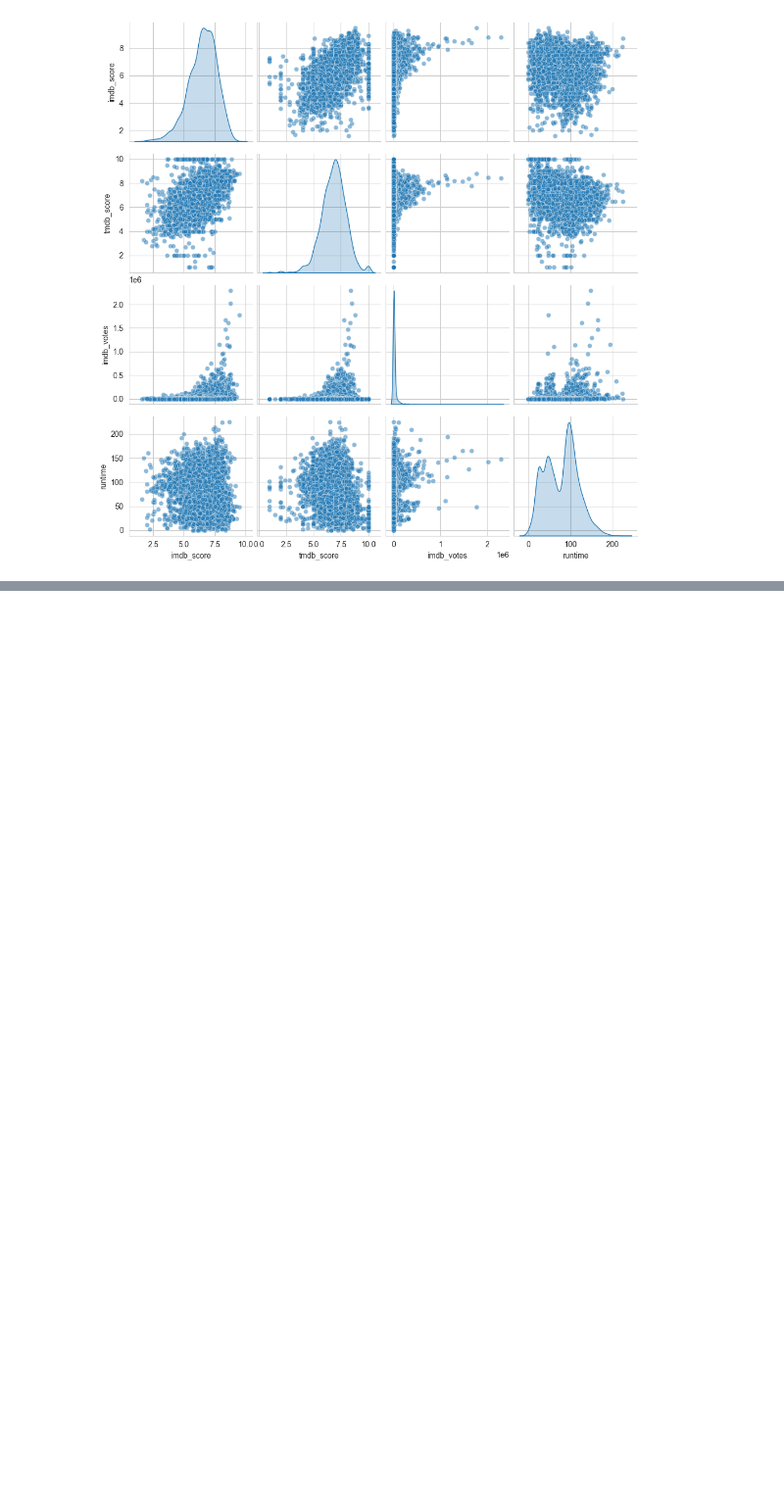
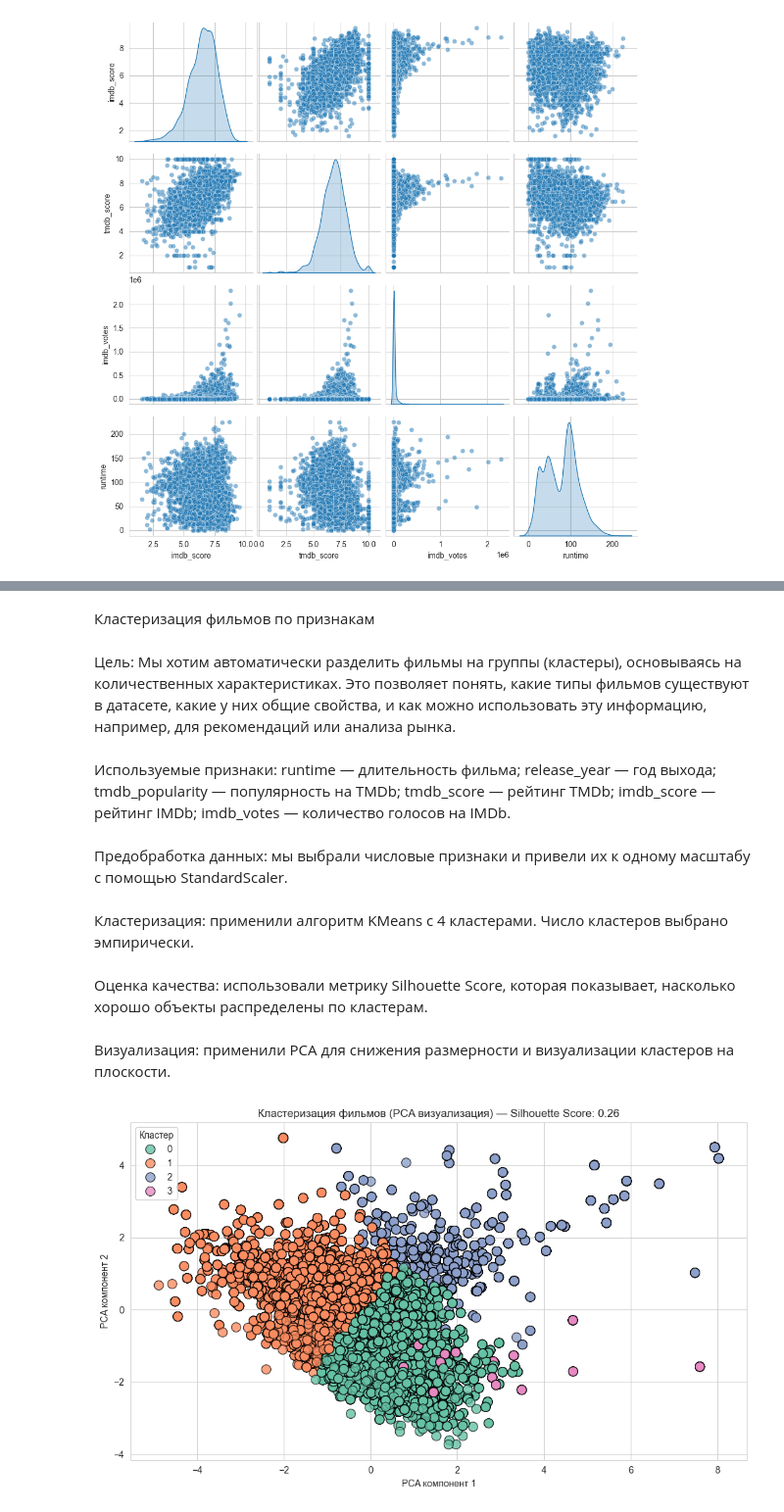
Before and after one commit to KiraMartuyshova/statprac25_Martyushova, a Jupyter notebook: Proekt.ipynb, the cells around one changed output, grey strips where cells are left out. Shown at 98% size. Cells and saved outputs as stored; diff of their text form; code cells hidden in the pictures; blank space fills up the shorter version.

```diff
--- a/Proekt.ipynb
+++ b/Proekt.ipynb
@@ -331,0 +451,41 @@ plt.show()
+# %% [markdown]
+Кластеризация фильмов по признакам
+# %% [markdown]
+Цель:
+Мы хотим автоматически разделить фильмы на группы (кластеры), основываясь на количественных характеристиках. Это позволяет понять, какие типы фильмов существуют в датасете, какие у них общие свойства, и как можно использовать эту информацию, например, для рекомендаций или анализа рынка.
+# %% [markdown]
+Используемые признаки:
+runtime — длительность фильма;
+release_year — год выхода;
+tmdb_popularity — популярность на TMDb;
+tmdb_score — рейтинг TMDb;
+imdb_score — рейтинг IMDb;
+imdb_votes — количество голосов на IMDb.
+# %%
+from sklearn.cluster import KMeans
+from sklearn.decomposition import PCA
+from sklearn.metrics import silhouette_score
+
+# Объединение таблиц
+credits_df = credits_df.rename(columns={"id": "id", "name": "actor_name"})
+merged_df = pd.merge(titles_df, credits_df, how="left", on="id")
+
+# Выбор признаков
+cluster_features = merged_df[[
+    "runtime", "release_year", "tmdb_popularity", "tmdb_score", "imdb_score", "imdb_votes"
+]].dropna()
+# %% [markdown]
+Предобработка данных: мы выбрали числовые признаки и привели их к одному масштабу с помощью StandardScaler.
+# %%
+# Масштабирование
+scaler = StandardScaler()
+X_scaled = scaler.fit_transform(cluster_features)
+# %% [markdown]
+Кластеризация: применили алгоритм KMeans с 4 кластерами. Число кластеров выбрано эмпирически.
+# %%
+# Кластеризация
+kmeans = KMeans(n_clusters=4, random_state=42, n_init=10)
+cluster_labels = kmeans.fit_predict(X_scaled)
+cluster_features["cluster"] = cluster_labels
+# %% [markdown]
+Оценка качества: использовали метрику Silhouette Score, которая показывает, насколько хорошо объекты распределены по кластерам.
@@ -331,0 +495,18 @@ plt.show()
+# %% [markdown]
+Визуализация: применили PCA для снижения размерности и визуализации кластеров на плоскости.
+# %%
+# PCA визуализация
+X_pca = PCA(n_components=2).fit_transform(X_scaled)
+
+# Построение графика
+plt.figure(figsize=(10, 6))
+sns.scatterplot(x=X_pca[:, 0], y=X_pca[:, 1], hue=cluster_labels, palette="Set2", s=100, alpha=0.8, edgecolor='k')
+plt.title(f"Кластеризация фильмов (PCA визуализация) — Silhouette Score: {sil_score:.2f}")
+plt.xlabel("PCA компонент 1")
+plt.ylabel("PCA компонент 2")
+plt.grid(True)
+plt.legend(title="Кластер")
+plt.tight_layout()
+plt.show()
+# %% [output]
+[figure, added]
```
Also changed, not shown: parts of 21 cells of this notebook.
